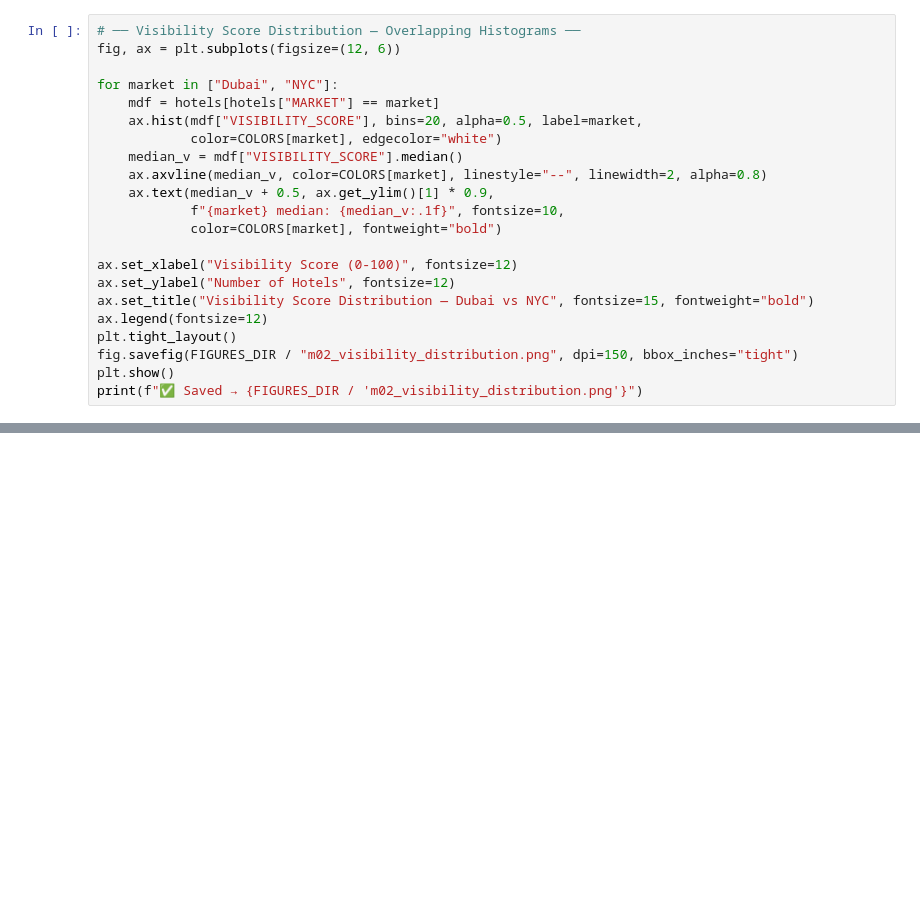
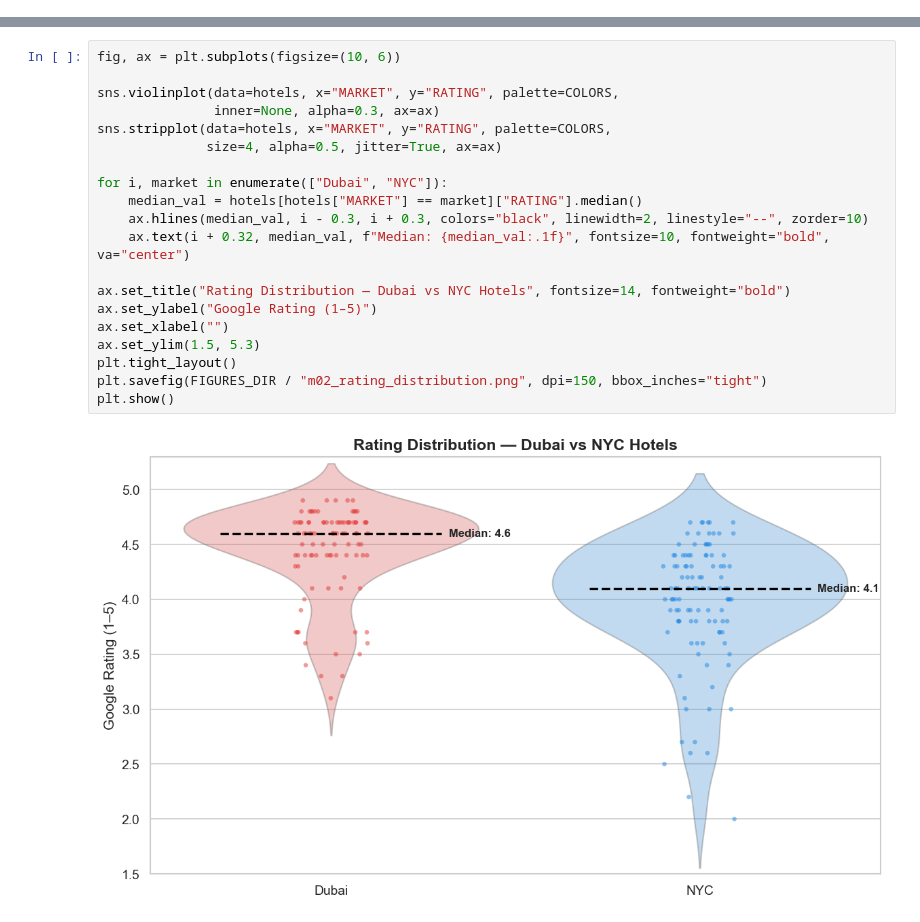
Before and after one commit to Dheerajc15/OTA-Growth-Analytics-NYC-Dubai, a Jupyter notebook: notebooks/02_booking_funnel.ipynb, the cells around one changed output, grey strips where cells are left out. Saved outputs shown, nothing was run; the diff lists cells and outputs as text; blank space fills up the shorter version.

```diff
--- a/notebooks/02_booking_funnel.ipynb
+++ b/notebooks/02_booking_funnel.ipynb
@@ -494,22 +0,0 @@ Where Each Market Loses Travelers
-# %%
-# ── Visibility Score Distribution — Overlapping Histograms ──
-fig, ax = plt.subplots(figsize=(12, 6))
-
-for market in ["Dubai", "NYC"]:
-    mdf = hotels[hotels["MARKET"] == market]
-    ax.hist(mdf["VISIBILITY_SCORE"], bins=20, alpha=0.5, label=market,
-            color=COLORS[market], edgecolor="white")
-    median_v = mdf["VISIBILITY_SCORE"].median()
-    ax.axvline(median_v, color=COLORS[market], linestyle="--", linewidth=2, alpha=0.8)
-    ax.text(median_v + 0.5, ax.get_ylim()[1] * 0.9,
-            f"{market} median: {median_v:.1f}", fontsize=10,
-            color=COLORS[market], fontweight="bold")
-
-ax.set_xlabel("Visibility Score (0-100)", fontsize=12)
-ax.set_ylabel("Number of Hotels", fontsize=12)
-ax.set_title("Visibility Score Distribution — Dubai vs NYC", fontsize=15, fontweight="bold")
-ax.legend(fontsize=12)
-plt.tight_layout()
-fig.savefig(FIGURES_DIR / "m02_visibility_distribution.png", dpi=150, bbox_inches="tight")
-plt.show()
-print(f"✅ Saved → {FIGURES_DIR / 'm02_visibility_distribution.png'}")
@@ -570,0 +243,22 @@ print(f"   Figures saved to: {FIGURES_DIR}")
+# %%
+fig, ax = plt.subplots(figsize=(10, 6))
+
+sns.violinplot(data=hotels, x="MARKET", y="RATING", palette=COLORS,
+               inner=None, alpha=0.3, ax=ax)
+sns.stripplot(data=hotels, x="MARKET", y="RATING", palette=COLORS,
+              size=4, alpha=0.5, jitter=True, ax=ax)
+
+for i, market in enumerate(["Dubai", "NYC"]):
+    median_val = hotels[hotels["MARKET"] == market]["RATING"].median()
+    ax.hlines(median_val, i - 0.3, i + 0.3, colors="black", linewidth=2, linestyle="--", zorder=10)
+    ax.text(i + 0.32, median_val, f"Median: {median_val:.1f}", fontsize=10, fontweight="bold", va="center")
+
+ax.set_title("Rating Distribution — Dubai vs NYC Hotels", fontsize=14, fontweight="bold")
+ax.set_ylabel("Google Rating (1–5)")
+ax.set_xlabel("")
+ax.set_ylim(1.5, 5.3)
+plt.tight_layout()
+plt.savefig(FIGURES_DIR / "m02_rating_distribution.png", dpi=150, bbox_inches="tight")
+plt.show()
+# %% [output]
+[figure, added]
```
Also changed, not shown: parts of 42 cells of this notebook.
